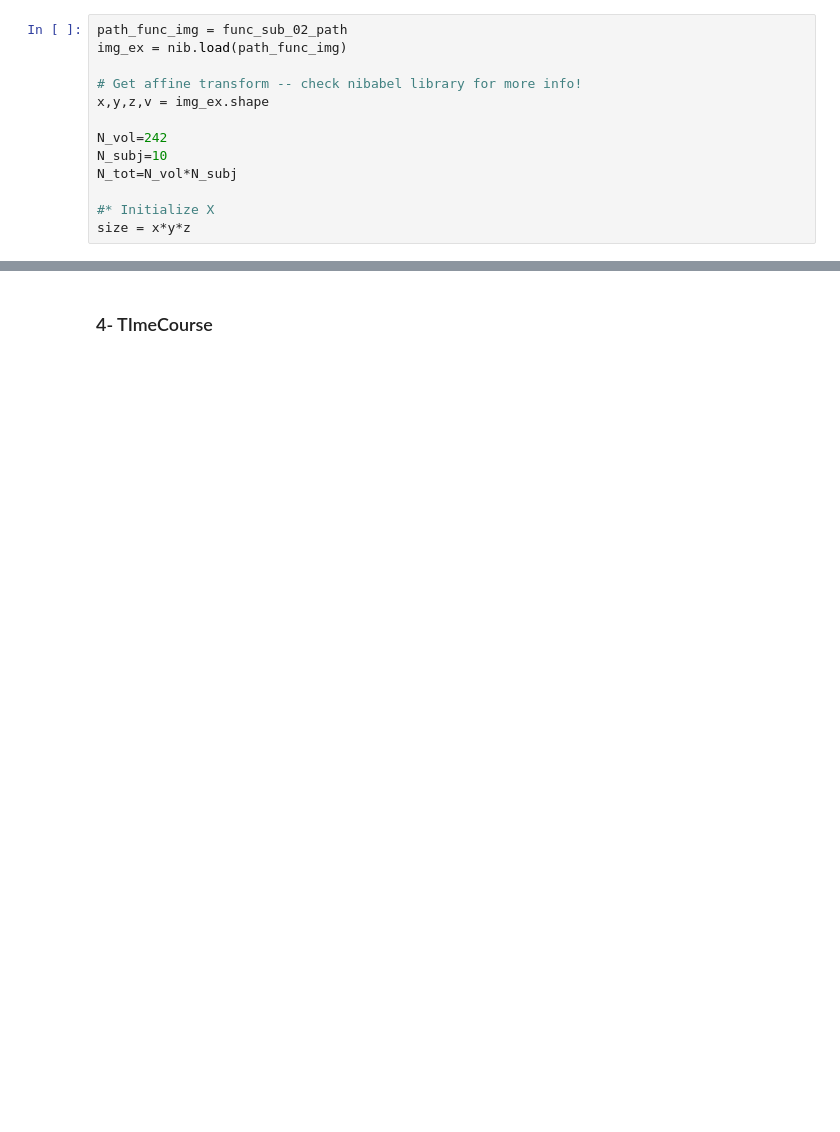
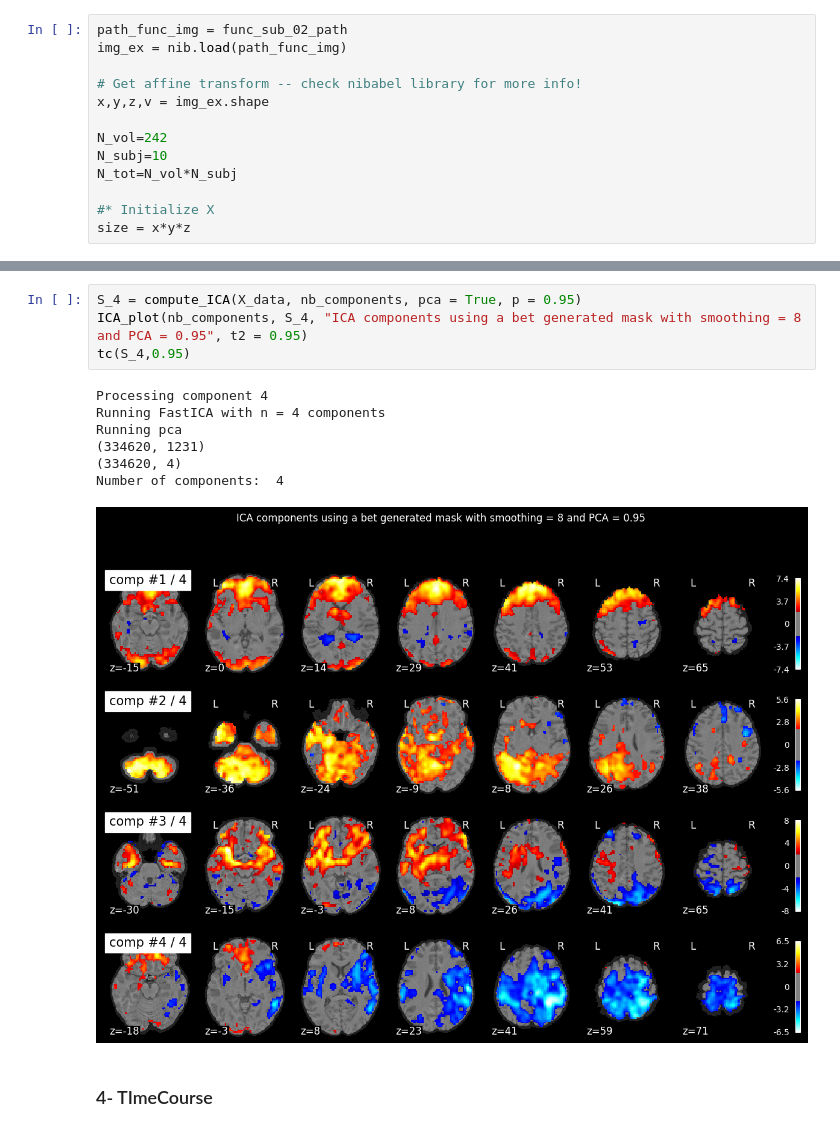
Before and after one commit to claireFriedrich/NSSP, a Jupyter notebook: Miniprojet2/MiniProject_2.ipynb, the cells around one changed output, grey strips where cells are left out. Saved outputs shown, nothing was run; the diff lists cells and outputs as text; blank space fills up the shorter version.

```diff
--- a/Miniprojet2/MiniProject_2.ipynb
+++ b/Miniprojet2/MiniProject_2.ipynb
@@ -626,3 +718,15 @@ Number of components:  4
+# %%
+S_4 = compute_ICA(X_data, nb_components, pca = True, p = 0.95)
+ICA_plot(nb_components, S_4, "ICA components using a bet generated mask with smoothing = 8 and PCA = 0.95", t2 = 0.95)
+tc(S_4,0.95)
+# %% [output]
+Processing component 4
+Running FastICA with n = 4 components
+Running pca
+(334620, 1231)
+(334620, 4)
+Number of components:  4
+[figure, added]
 # %% [markdown]
 ### 4- TImeCourse
 # %%
```
Also changed, not shown: parts of 19 cells of this notebook.
